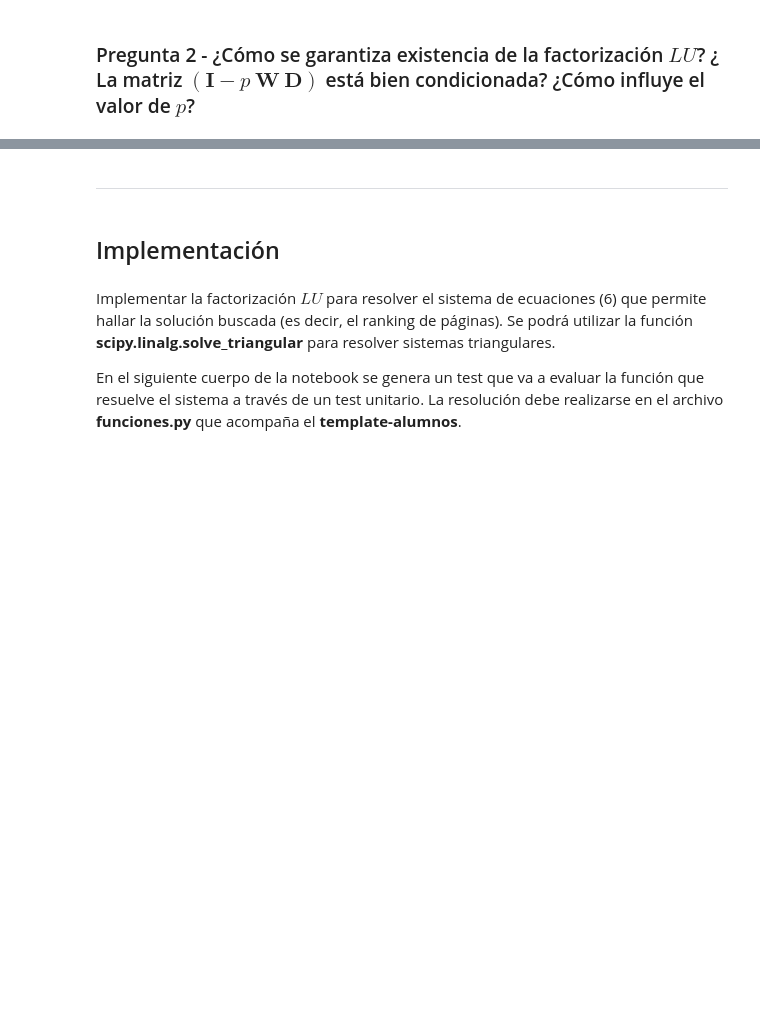
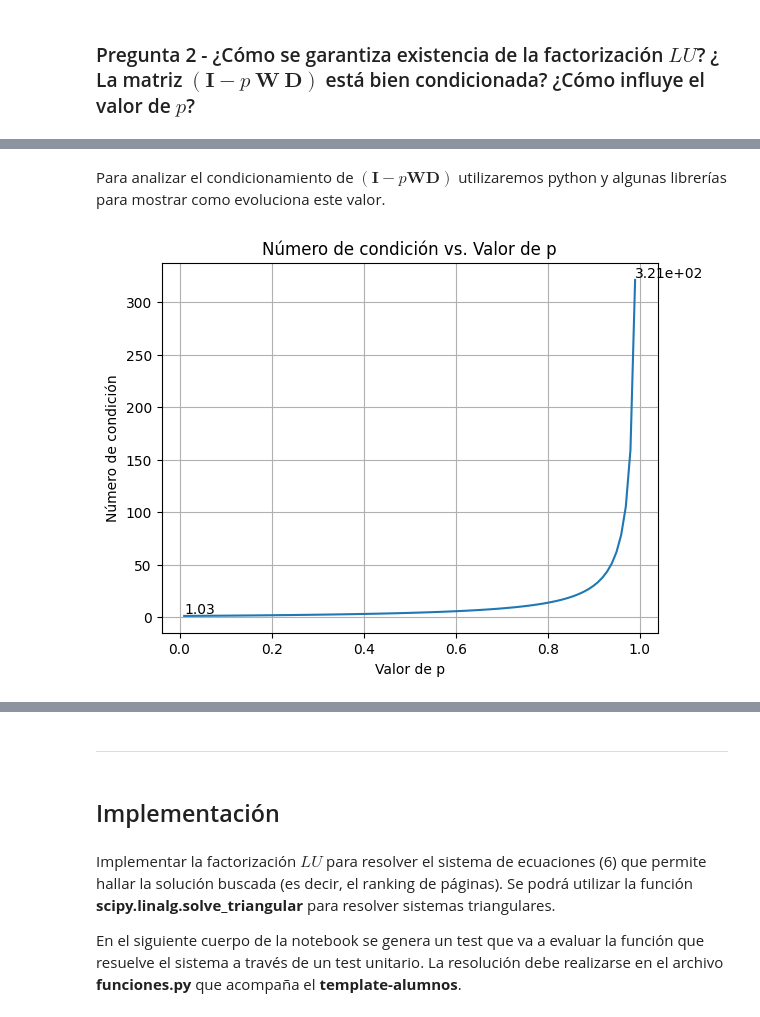
Before and after one commit to pedrobergaglio/algebra-lineal-computacional-2024, a Jupyter notebook: grupo_38_TP1.ipynb, the cells around one changed output, grey strips where cells are left out. Cells and saved outputs as stored; diff of their text form; code cells hidden in the pictures; blank space fills up the shorter version.

```diff
--- a/grupo_38_TP1.ipynb
+++ b/grupo_38_TP1.ipynb
@@ -63,0 +41,2 @@ codear con python calculando el condiconal y variando el p, podemos probar para
+# %% [markdown]
+Para analizar el condicionamiento de $(\mathbf{I} - p\mathbf{W}\mathbf{D})$ utilizaremos python y algunas librerías para mostrar como evoluciona este valor.
@@ -63,0 +47,36 @@ codear con python calculando el condiconal y variando el p, podemos probar para
+# %%
+# Definir el rango de valores de p
+p_values = np.linspace(0, 1, 100)[1:-1]
+
+#ARCHIVOS DE ENTRADA
+archivo_test = './tests/test_dosestrellas.txt'
+
+#CARGA DE ARCHIVO EN GRAFO
+W = leer_archivo(archivo_test)
+
+#calculo D
+npages = W.shape[0]
+D = np.zeros((npages,npages))
+for i in range(npages):
+    if np.sum(W[i]) == 0:
+        D[i][i] = 0
+    else:
+        D[i][i] = 1/np.sum(W[i])
+
+# Calcular el número de condición para cada valor de p
+cond_values = [matriz_condicion(p, W, D) for p in p_values]
+
+# Graficar el número de condición en función de p
+plt.plot(p_values, cond_values)
+plt.xlabel('Valor de p')
+plt.ylabel('Número de condición')
+plt.title('Número de condición vs. Valor de p')
+plt.grid(True)
+
+# Add label for the first point
+plt.text(p_values[0], cond_values[0], f'{cond_values[0]:.2f}', ha='left', va='bottom')
+plt.text(p_values[-1], cond_values[-1], f'{cond_values[-1]:.2e}', ha='left', va='bottom')
+
+plt.show()
+# %% [output]
+[figure, added]
```
Also changed, not shown: parts of 30 cells of this notebook, 4 other files.
